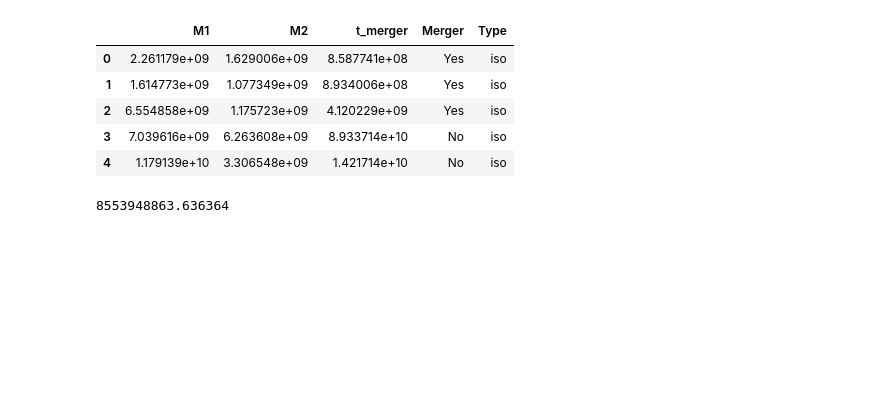
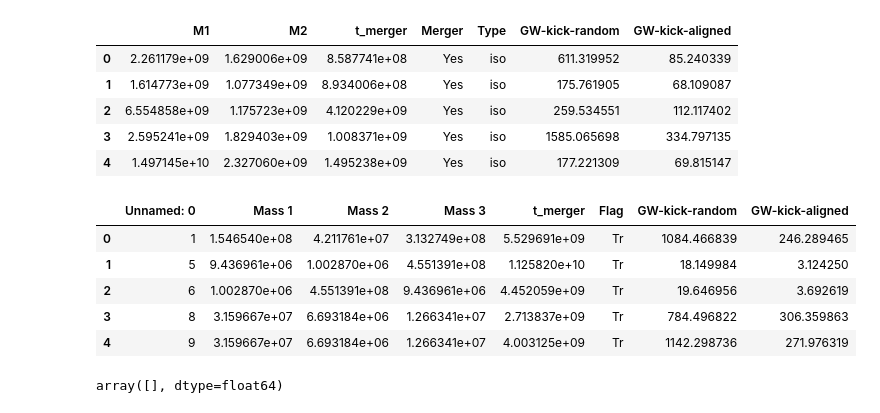
Before and after one commit to pranav-satheesh/Triple-MBH-Illustris, a Jupyter notebook: GW_recoil_comparison.ipynb, the cells around one changed output. Cells and saved outputs as stored; diff of their text form; code cells hidden in the pictures; blank space fills up the shorter version.

```diff
--- a/GW_recoil_comparison.ipynb
+++ b/GW_recoil_comparison.ipynb
@@ -13,12 +10,12 @@ from astropy import units as u
 from astropy.cosmology import WMAP9 as cosmo
 from astropy.cosmology import z_at_value
 # %%
-df_binary = pd.read_csv("Data/binary-merger-data.csv",index_col= False)
-df_binary.head()
+df_binary_GW = pd.read_csv("Data/binary-GW-kick-data.csv",index_col=False)
+df_binary_GW.head()
 # %% [output]
-|  | M1 | M2 | t_merger | Merger | Type |
-| 0 | 2.261179e+09 | 1.629006e+09 | 8.587741e+08 | Yes | iso |
-| 1 | 1.614773e+09 | 1.077349e+09 | 8.934006e+08 | Yes | iso |
-| 2 | 6.554858e+09 | 1.175723e+09 | 4.120229e+09 | Yes | iso |
-| 3 | 7.039616e+09 | 6.263608e+09 | 8.933714e+10 | No | iso |
-| 4 | 1.179139e+10 | 3.306548e+09 | 1.421714e+10 | No | iso |
+|  | M1 | M2 | t_merger | Merger | Type | GW-kick-random | GW-kick-aligned |
+| 0 | 2.261179e+09 | 1.629006e+09 | 8.587741e+08 | Yes | iso | 611.319952 | 85.240339 |
+| 1 | 1.614773e+09 | 1.077349e+09 | 8.934006e+08 | Yes | iso | 175.761905 | 68.109087 |
+| 2 | 6.554858e+09 | 1.175723e+09 | 4.120229e+09 | Yes | iso | 259.534551 | 112.117402 |
+| 3 | 2.595241e+09 | 1.829403e+09 | 1.008371e+09 | Yes | iso | 1585.065698 | 334.797135 |
+| 4 | 1.497145e+10 | 2.327060e+09 | 1.495238e+09 | Yes | iso | 177.221309 | 69.815147 |
@@ -37,4 +21,0 @@ N_bbh = len(df_iso_bbh["M1"])
-# %%
-df_iso_bbh["M1"].iloc[1000]
-# %% [output]
-8553948863.636364
@@ -67,0 +22,10 @@ t_rd = df_rd["t_merger"].to_numpy()
+# %%
+df_triple_GW = pd.read_csv("Data/triples-GW-kick-data.csv",index_col=False)
+df_triple_GW.head()
+# %% [output]
+|  | Unnamed: 0 | Mass 1 | Mass 2 | Mass 3 | t_merger | Flag | GW-kick-random | GW-kick-aligned |
+| 0 | 1 | 1.546540e+08 | 4.211761e+07 | 3.132749e+08 | 5.529691e+09 | Tr | 1084.466839 | 246.289465 |
+| 1 | 5 | 9.436961e+06 | 1.002870e+06 | 4.551391e+08 | 1.125820e+10 | Tr | 18.149984 | 3.124250 |
+| 2 | 6 | 1.002870e+06 | 4.551391e+08 | 9.436961e+06 | 4.452059e+09 | Tr | 19.646956 | 3.692619 |
+| 3 | 8 | 3.159667e+07 | 6.693184e+06 | 1.266341e+07 | 2.713837e+09 | Tr | 784.496822 | 306.359863 |
+| 4 | 9 | 3.159667e+07 | 6.693184e+06 | 1.266341e+07 | 4.003125e+09 | Tr | 1142.298736 | 271.976319 |
@@ -67,0 +34,4 @@ t_rd = df_rd["t_merger"].to_numpy()
+# %%
+t_triple_GW
+# %% [output]
+array([], dtype=float64)
```
Also changed, not shown: parts of 24 cells of this notebook, 8 other files.
